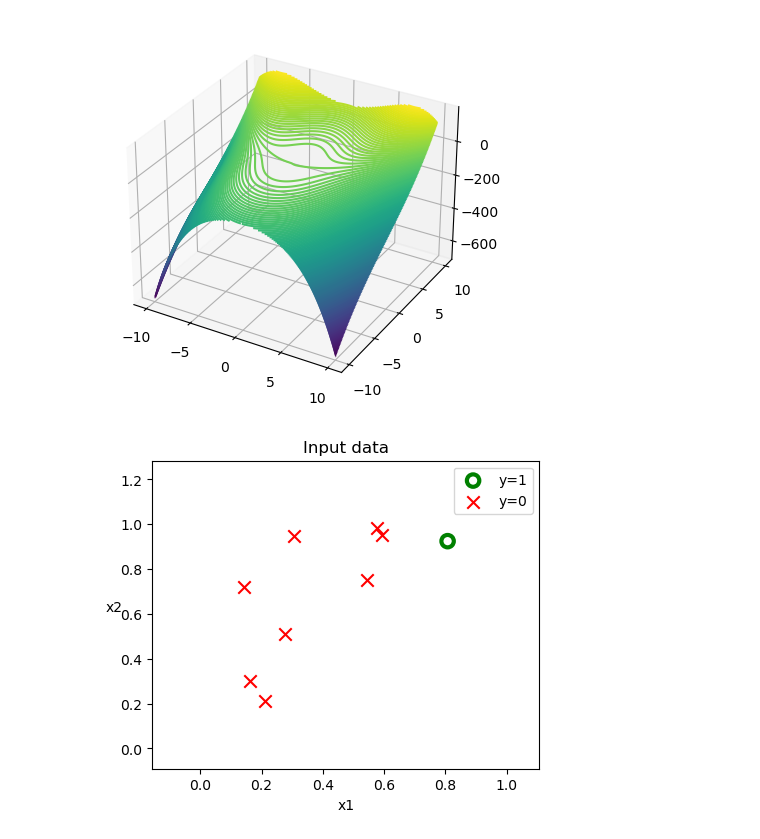
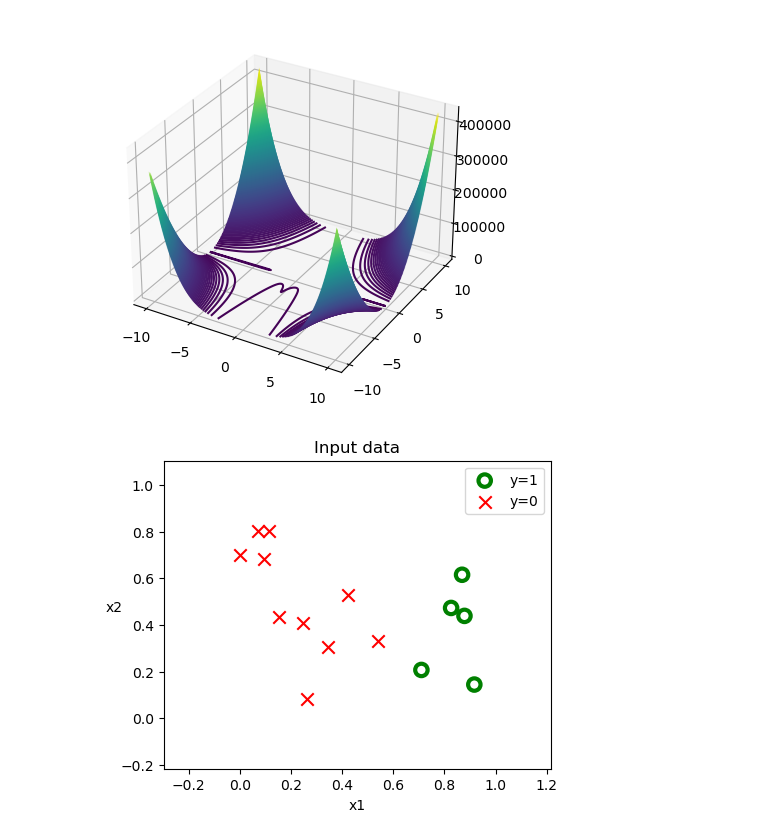
Before and after one commit to peterbaksa/MachineLearning, a Jupyter notebook: 03_Classification/01_logistic_regression/03_regularization_od_logistic_regression/03_regularization_of_logistic_regression.ipynb, the cells around one changed output. Saved outputs shown, nothing was run; the diff lists cells and outputs as text; code cells hidden in the pictures.

Commit message:
Added more randomization in regularization of polynomial regression

```diff
--- a/03_Classification/01_logistic_regression/03_regularization_od_logistic_regression/03_regularization_of_logistic_regression.ipynb
+++ b/03_Classification/01_logistic_regression/03_regularization_od_logistic_regression/03_regularization_of_logistic_regression.ipynb
@@ -6,29 +6,25 @@ from matplotlib import pyplot as plt
 import copy
 # %%
 def get_line_function(x1, x2, w1, w2, w3, w4, w5, b):
-    return w1 + w1*x1 + w2*x1**2 + w3*x1**2*x2 + w4*x2**3 + w5*x1**4 + b
+    return w1*x1 + w2*x2 + w3*x1**3*x2 + w4*x1**2*x2**3 + w5*x1**4*x2**2 + b
 # %%
 # Example model parameters
-w1 = 0.02
-w2 = 0.14
-w3 = 0.32
-w4 = 0.09
-w5 = -0.03
-b = -0.01
+w = np.random.rand(5, 1)
+b = 0.81
 
 x1 = np.linspace(-10, 10, 300)
 x2 = np.linspace(-10, 10, 300)
 x1, x2= np.meshgrid(x1, x2)
 
-z = get_line_function(x1, x2, w1, w2, w3, w4, w5, b)
+z = get_line_function(x1, x2, w[0], w[1], w[2], w[3], w[4], b)
 
 fig = plt.figure()
 ax = plt.axes(projection='3d')
 ax.contour3D(x1, x2, z, 200)
 
 plt.show()
 # %% [output]
-[figure, old version]
+[figure, new version]
 # %%
 def sigmoid(z):
     z = np.clip(z, -500, 500) # protect against overflow
@@ -84,9 +75,8 @@ def compute_grad(X, y, w, b, lambda_=0):
 
     return dj_dw, dj_db
 # %%
-X = np.random.rand(9,2)
-y = np.array([0 if x < 0.6 else 1 for x in X[:,0]])
-# y = np.array([0, 0, 0, 0, 0, 1, 1, 1, 1])
+X = np.random.rand(15,2)
+y = np.array([0 if x < 0.6 else 1 for x,y in X])
 pos = y == 1
 neg = y == 0
 
@@ -100,5 +90,5 @@ ax.axis([X[:,0].min()-0.3, X[:,0].max()+0.3, X[:,1].min()-0.3, X[:,1].max()+0.3]
 ax.legend(loc='best')
 plt.show()
 # %% [output]
-[figure, old version]
+[figure, new version]
 # %%
```
Also changed, not shown: parts of 6 cells of this notebook.
